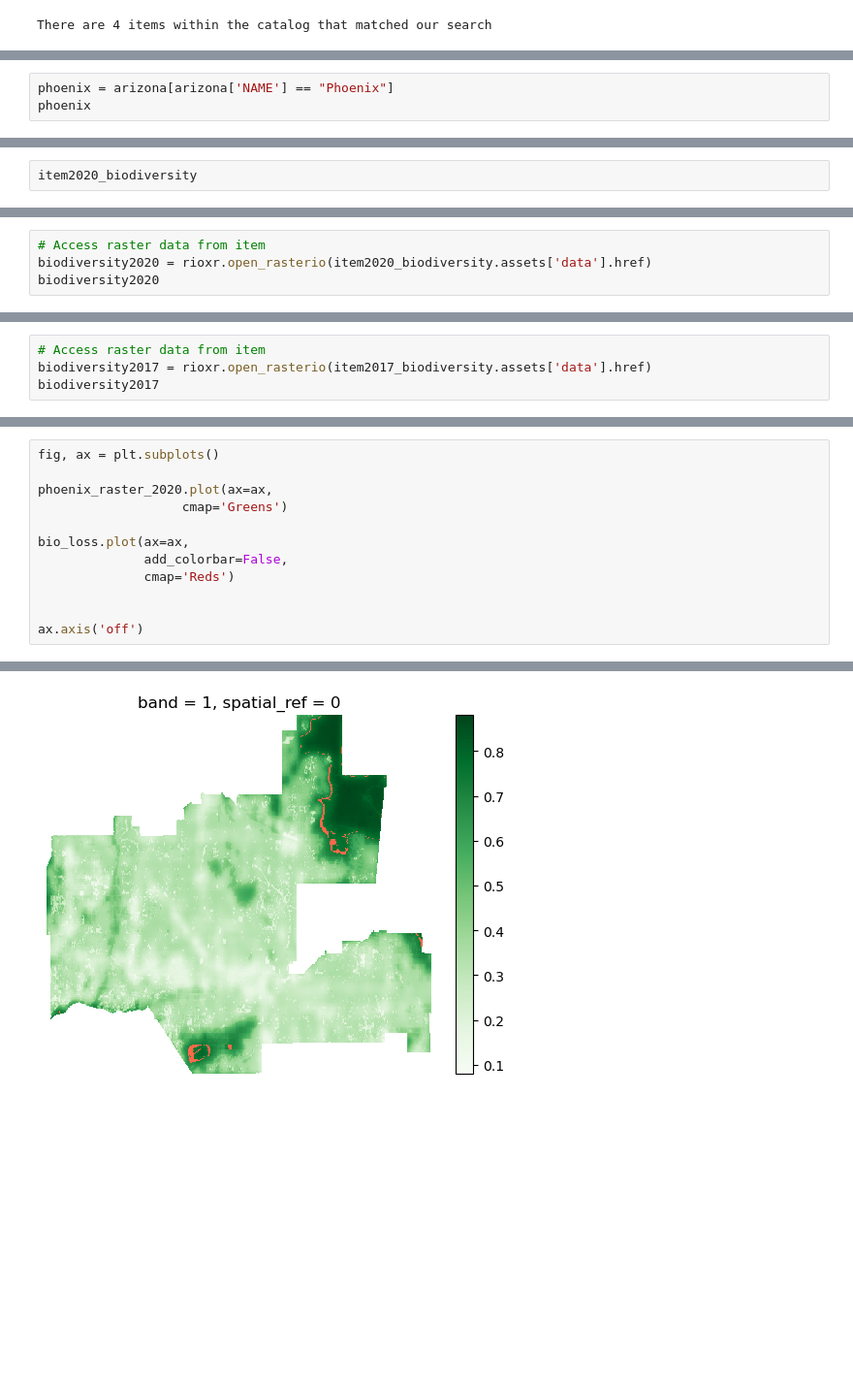
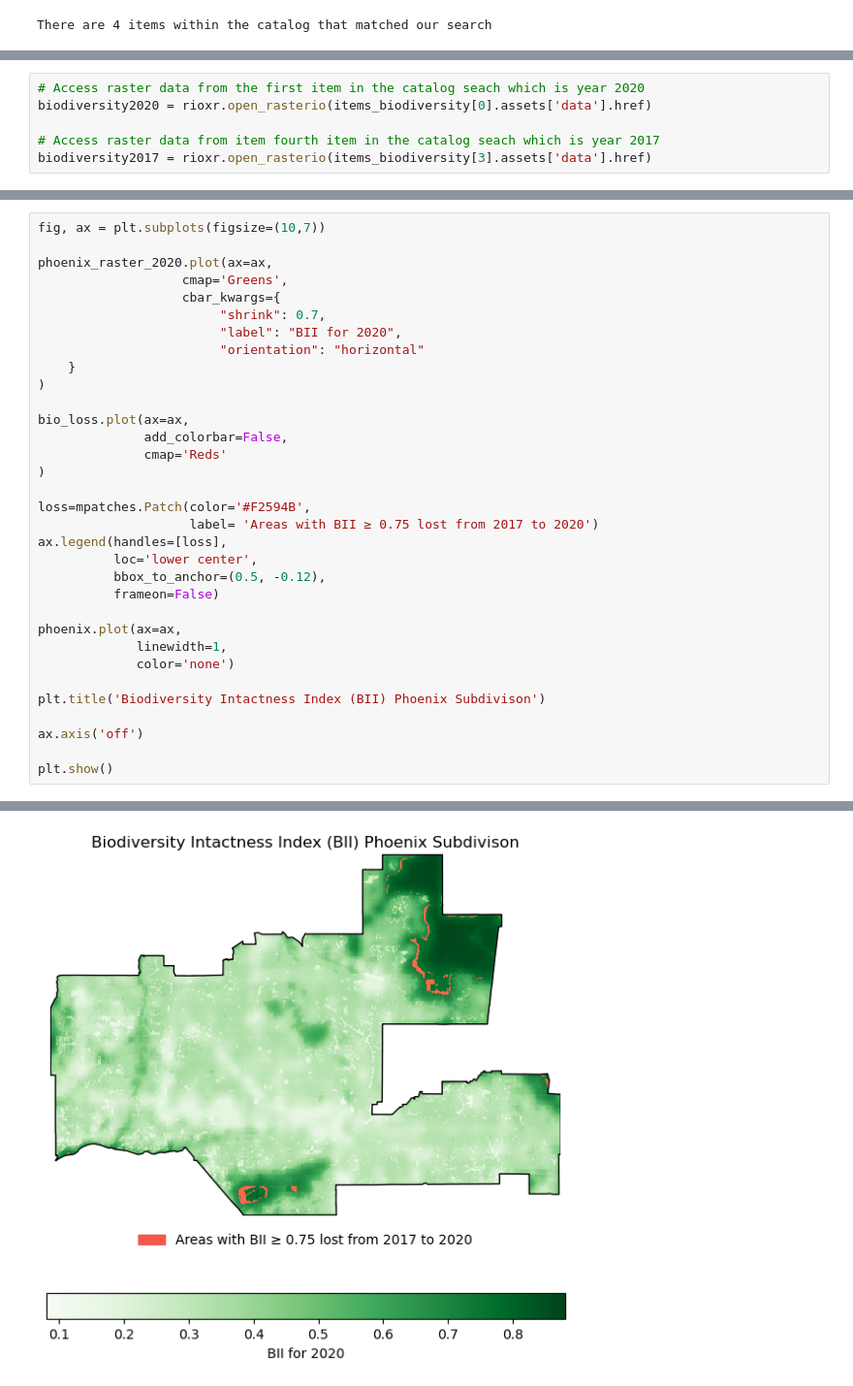
Before and after one commit to jaslynmiura/eds220-phoenix-biodiversity, a Jupyter notebook: final-task2-phoenix-biodiversity-MIURA.ipynb, the cells around one changed output, grey strips where cells are left out. Shown: that part at 97% size. Drawn from its saved outputs; the diff is of its cells as text; blank space fills up the shorter version.

Commit message:
Update biodiversity map.

```diff
--- a/final-task2-phoenix-biodiversity-MIURA.ipynb
+++ b/final-task2-phoenix-biodiversity-MIURA.ipynb
@@ -241,3 +157,0 @@ arizona.head()
-# %%
-phoenix = arizona[arizona['NAME'] == "Phoenix"]
-phoenix
@@ -267,2 +168,6 @@ plt.show()
 # %%
-item2020_biodiversity
+# Access raster data from the first item in the catalog seach which is year 2020
+biodiversity2020 = rioxr.open_rasterio(items_biodiversity[0].assets['data'].href)
+
+# Access raster data from item fourth item in the catalog seach which is year 2017
+biodiversity2017 = rioxr.open_rasterio(items_biodiversity[3].assets['data'].href)
@@ -275,4 +173,0 @@ item2017_biodiversity
-# %%
-# Access raster data from item
-biodiversity2020 = rioxr.open_rasterio(item2020_biodiversity.assets['data'].href)
-biodiversity2020
@@ -291,4 +173,0 @@ Attributes:
-# %%
-# Access raster data from item
-biodiversity2017 = rioxr.open_rasterio(item2017_biodiversity.assets['data'].href)
-biodiversity2017
@@ -360,13 +233,34 @@ Coordinates:
 # %%
-fig, ax = plt.subplots()
+fig, ax = plt.subplots(figsize=(10,7))
 
 phoenix_raster_2020.plot(ax=ax,
-                   cmap='Greens')
+                   cmap='Greens',
+                   cbar_kwargs={
+                        "shrink": 0.7,
+                        "label": "BII for 2020",
+                        "orientation": "horizontal"
+    }
+)
 
 bio_loss.plot(ax=ax,
               add_colorbar=False,
-              cmap='Reds')
+              cmap='Reds'
+)
 
+loss=mpatches.Patch(color='#F2594B',
+                    label= 'Areas with BII ≥ 0.75 lost from 2017 to 2020')
+ax.legend(handles=[loss],
+          loc='lower center',
+          bbox_to_anchor=(0.5, -0.12),
+          frameon=False)
+
+phoenix.plot(ax=ax,
+             linewidth=1,
+             color='none')
+
+plt.title('Biodiversity Intactness Index (BII) Phoenix Subdivison')
 
 ax.axis('off')
+
+plt.show()
 # %% [output]
@@ -377 +267 @@ ax.axis('off')
-[figure, old version]
+[figure, new version]
```
Also changed, not shown: parts of 35 cells of this notebook.
